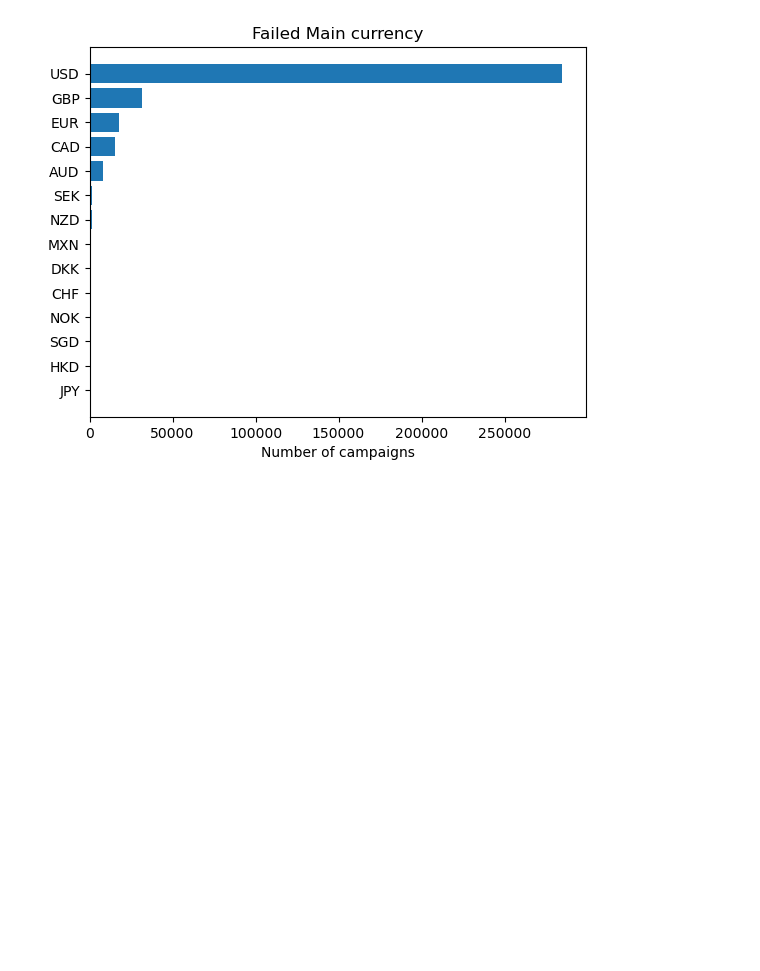
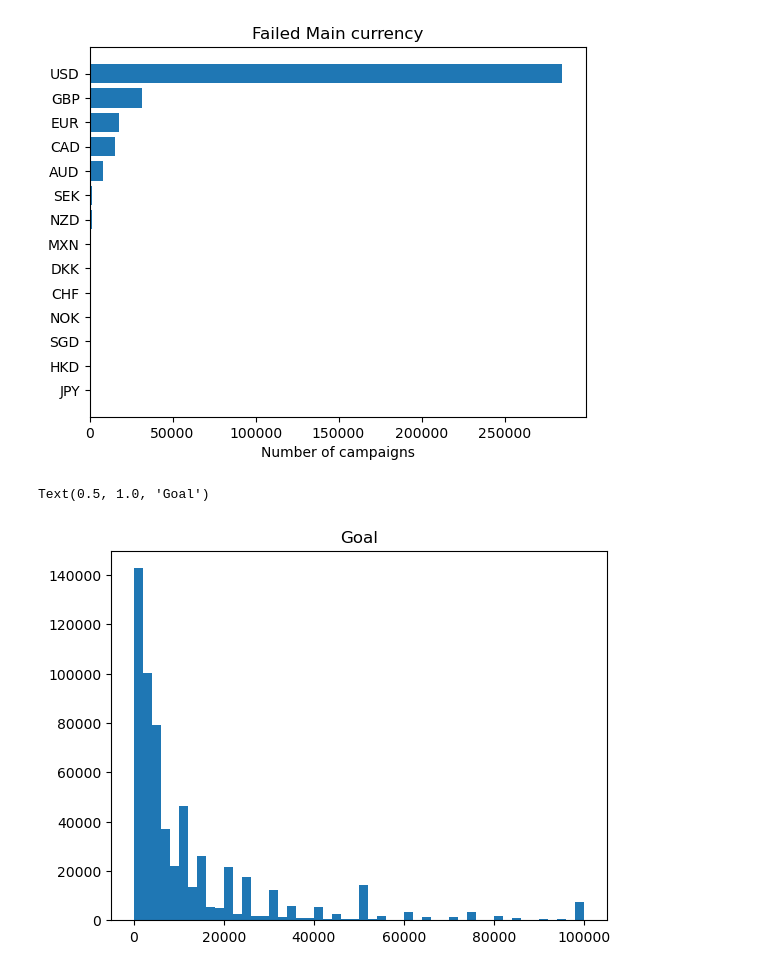
Before and after one commit to Iten-No-404/KickStarter-Success-Prediction, a Jupyter notebook: EDA.ipynb, the cells around one changed output. Drawn from its saved outputs; the diff is of its cells as text; code cells hidden in the pictures; blank space fills up the shorter version.

Commit message:
Adding histograms

```diff
--- a/EDA.ipynb
+++ b/EDA.ipynb
@@ -220,3 +220,9 @@ plt.xlabel('Number of campaigns')
 # %% [output]
 Text(0.5, 0, 'Number of campaigns')
 [figure]
+# %%
+plt.hist(new_df['goal'],range=(0, 100000), bins=50)
+plt.title("Goal")
+# %% [output]
+Text(0.5, 1.0, 'Goal')
+[figure, added]
```
Also changed, not shown: parts of 7 cells of this notebook.
